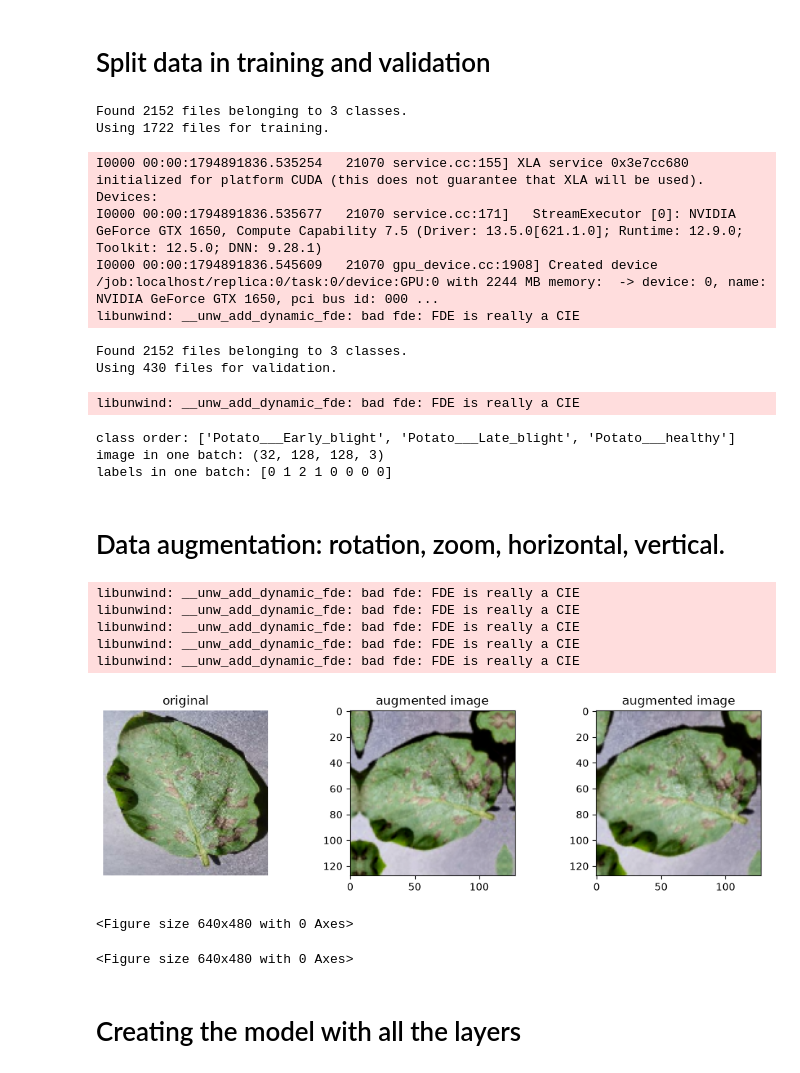
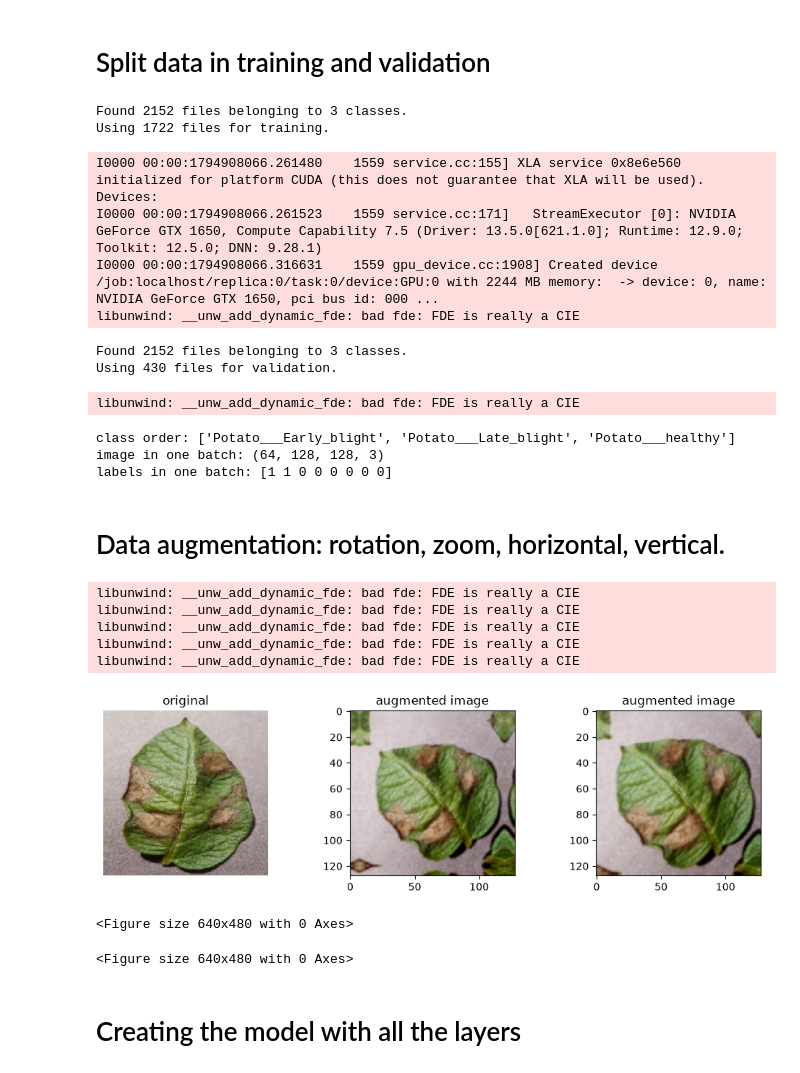
Before and after one commit to IshanBhagat/potato_diseas, a Jupyter notebook: notebook/pd_cnn.ipynb, the cells around one changed output. Saved outputs shown, nothing was run; the diff lists cells and outputs as text; code cells hidden in the pictures.

```diff
--- a/notebook/pd_cnn.ipynb
+++ b/notebook/pd_cnn.ipynb
@@ -13,7 +13,7 @@ from tensorflow.keras.optimizers import Adam
 ROOT = Path.cwd().parent
 DATA = ROOT / "data"
 IMG_SIZE = (128, 128)
-BATCH_SIZE = 32
+BATCH_SIZE = 64
 SEED = 42
 
 tf.keras.utils.set_random_seed(SEED)
@@ -67,47 +67,47 @@ print(f"class order: {class_names}\nimage in one batch: {images.shape}\nlabels i
 # %% [output]
 Found 2152 files belonging to 3 classes.
 Using 1722 files for training.
-I0000 00:00:1794891836.535254   21070 service.cc:155] XLA service 0x3e7cc680 initialized for platform CUDA (this does not guarantee that XLA will be used). Devices:
-I0000 00:00:1794891836.535677   21070 service.cc:171]   StreamExecutor [0]: NVIDIA GeForce GTX 1650, Compute Capability 7.5 (Driver: 13.5.0[621.1.0]; Runtime: 12.9.0; Toolkit: 12.5.0; DNN: 9.28.1)
-I0000 00:00:1794891836.545609   21070 gpu_device.cc:1908] Created device /job:localhost/replica:0/task:0/device:GPU:0 with 2244 MB memory:  -> device: 0, name: NVIDIA GeForce GTX 1650, pci bus id: 000 ...
+I0000 00:00:1794908066.261480    1559 service.cc:155] XLA service 0x8e6e560 initialized for platform CUDA (this does not guarantee that XLA will be used). Devices:
+I0000 00:00:1794908066.261523    1559 service.cc:171]   StreamExecutor [0]: NVIDIA GeForce GTX 1650, Compute Capability 7.5 (Driver: 13.5.0[621.1.0]; Runtime: 12.9.0; Toolkit: 12.5.0; DNN: 9.28.1)
+I0000 00:00:1794908066.316631    1559 gpu_device.cc:1908] Created device /job:localhost/replica:0/task:0/device:GPU:0 with 2244 MB memory:  -> device: 0, name: NVIDIA GeForce GTX 1650, pci bus id: 000 ...
 libunwind: __unw_add_dynamic_fde: bad fde: FDE is really a CIE
 Found 2152 files belonging to 3 classes.
 Using 430 files for validation.
 libunwind: __unw_add_dynamic_fde: bad fde: FDE is really a CIE
 class order: ['Potato___Early_blight', 'Potato___Late_blight', 'Potato___healthy']
-image in one batch: (32, 128, 128, 3)
-labels in one batch: [0 1 2 1 0 0 0 0]
+image in one batch: (64, 128, 128, 3)
+labels in one batch: [1 1 0 0 0 0 0 0]
 # %% [markdown]
 # Data augmentation: rotation, zoom, horizontal, vertical.
 # %%
 augmentation = tf.keras.Sequential([
     tf.keras.layers.RandomFlip("horizontal_and_vertical"),
     tf.keras.layers.RandomRotation(0.15),
     tf.keras.layers.RandomZoom(height_factor=(-0.2, 0.2)),
-    tf.keras.layers.RandomContrast(0.2)
+    tf.keras.layers.RandomContrast(0.2),
 ])
 
 sample = images[0:1]
 fig, axes = plt.subplots(1, 3, figsize=(10, 3))
 axes[0].imshow(tf.cast(sample[0], tf.uint8))
 axes[0].set_title("original")
 
 for i in (1, 2):
     augmented = augmentation(sample, training=True)[0]
     axes[i].imshow(tf.cast(tf.clip_by_value(augmented, 0, 255), tf.uint8))
     axes[i].set_title("augmented image")
 
 for i in axes:
     i.axis("off")
     plt.tight_layout()
     plt.show()
 # %% [output]
 libunwind: __unw_add_dynamic_fde: bad fde: FDE is really a CIE
 libunwind: __unw_add_dynamic_fde: bad fde: FDE is really a CIE
 libunwind: __unw_add_dynamic_fde: bad fde: FDE is really a CIE
 libunwind: __unw_add_dynamic_fde: bad fde: FDE is really a CIE
 libunwind: __unw_add_dynamic_fde: bad fde: FDE is really a CIE
-[figure, old version]
+[figure, new version]
 <Figure size 640x480 with 0 Axes>
 <Figure size 640x480 with 0 Axes>
 # %% [markdown]
```
Also changed, not shown: parts of 6 cells of this notebook, 4 other files.
